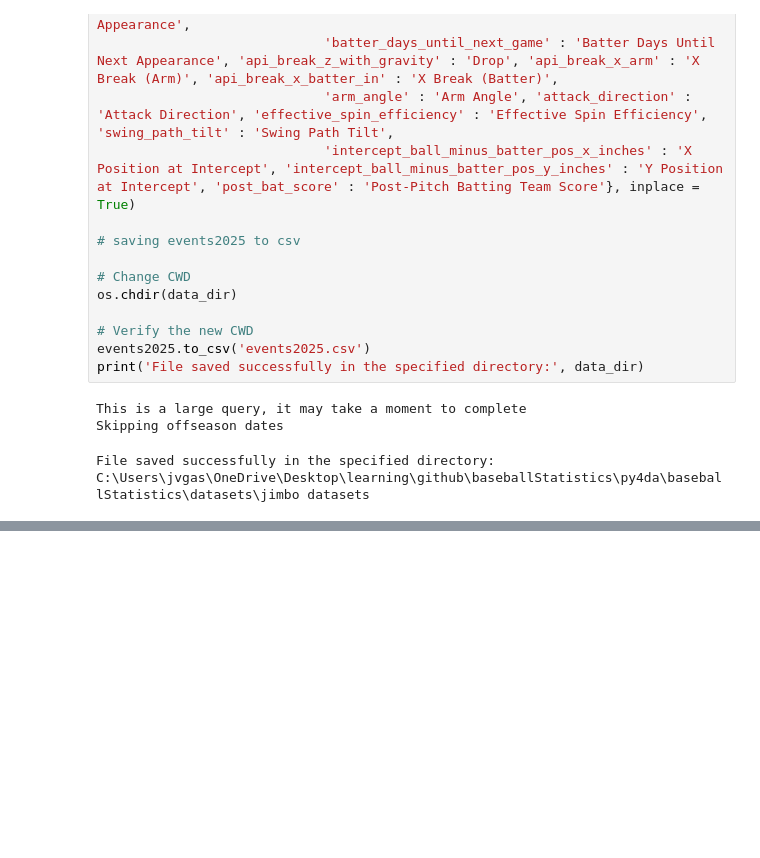
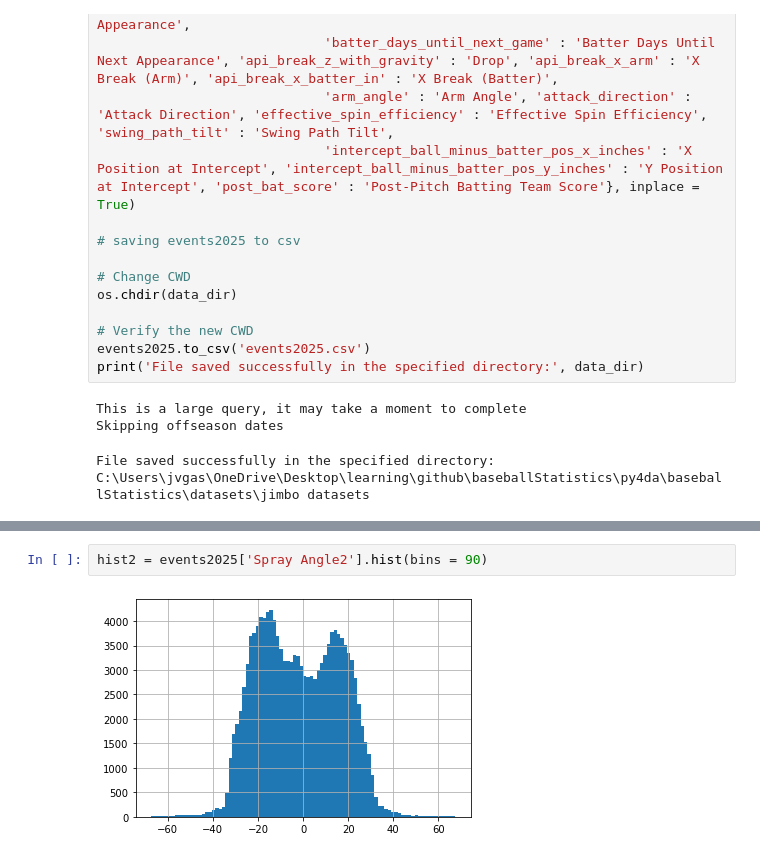
Before and after one commit to Jimbii216/py4da, a Jupyter notebook: baseballStatistics/programs/programs/events2025.ipynb, the cells around one changed output, grey strips where cells are left out. Drawn from its saved outputs; the diff is of its cells as text; blank space fills up the shorter version.

```diff
--- a/baseballStatistics/programs/programs/events2025.ipynb
+++ b/baseballStatistics/programs/programs/events2025.ipynb
@@ -82,0 +373,4 @@ File saved successfully in the specified directory: C:\Users\jvgas\OneDrive\Desk
+# %%
+hist2 = events2025['Spray Angle2'].hist(bins = 90)
+# %% [output]
+[figure, added]
```
Also changed, not shown: parts of 12 cells of this notebook.
